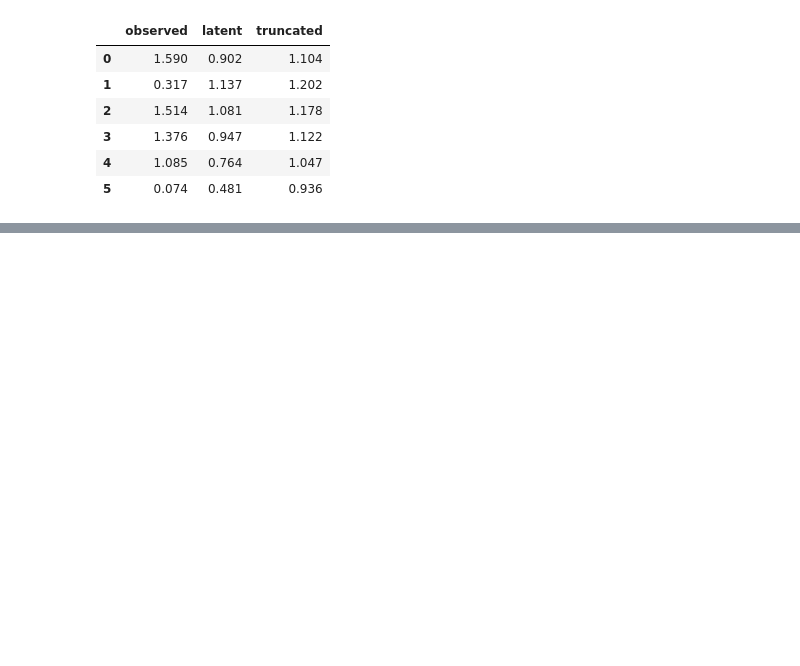
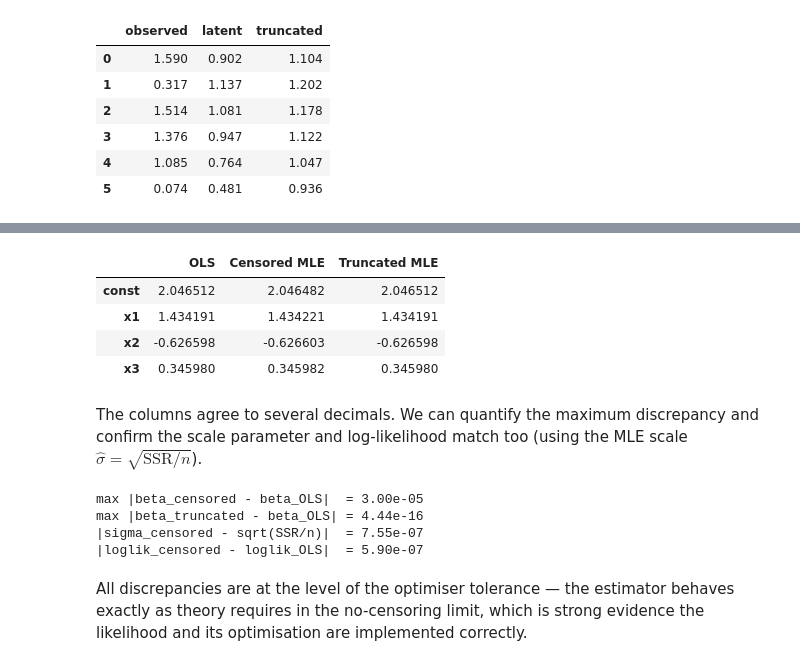
Before and after one commit to Ramis-Paygin/censored-truncated-regression, a Jupyter notebook: examples/censtrunc_report.ipynb, the cells around one changed output, grey strips where cells are left out. Cells and saved outputs as stored; diff of their text form; code cells hidden in the pictures; blank space fills up the shorter version.

```diff
--- a/examples/censtrunc_report.ipynb
+++ b/examples/censtrunc_report.ipynb
@@ -495,0 +519,10 @@ preds
+# %%
+import numpy as np
+import pandas as pd
+import statsmodels.api as sm
+from censtrunc import CensoredRegression, TruncatedRegression
+
+rng = np.random.default_rng(0)
+n = 1000
+X = rng.normal(size=(n, 3))
+y = 2.0 + 1.5*X[:,0] - 0.7*X[:,1] + 0.3*X[:,2] + rng.normal(scale=1.3, size=n)
@@ -495,0 +533,31 @@ preds
+# %%
+ols = sm.OLS(y, sm.add_constant(X)).fit()
+cens = CensoredRegression(left=-1e6, right=1e6).fit(X, y)
+trunc = TruncatedRegression(left=-1e6, right=1e6).fit(X, y)
+
+pd.DataFrame({
+    'OLS':            np.asarray(ols.params),
+    'Censored MLE':   cens.coef_,
+    'Truncated MLE':  trunc.coef_,
+}, index=['const', 'x1', 'x2', 'x3']).round(6)
+# %% [output]
+|  | OLS | Censored MLE | Truncated MLE |
+| const | 2.046512 | 2.046482 | 2.046512 |
+| x1 | 1.434191 | 1.434221 | 1.434191 |
+| x2 | -0.626598 | -0.626603 | -0.626598 |
+| x3 | 0.345980 | 0.345982 | 0.345980 |
+# %% [markdown]
+The columns agree to several decimals. We can quantify the maximum discrepancy and confirm the scale parameter and log-likelihood match too (using the MLE scale $\hat\sigma = \sqrt{\mathrm{SSR}/n}$).
+# %%
+ols_beta = np.asarray(ols.params)
+print(f'max |beta_censored - beta_OLS|  = {np.max(np.abs(cens.coef_ - ols_beta)):.2e}')
+print(f'max |beta_truncated - beta_OLS| = {np.max(np.abs(trunc.coef_ - ols_beta)):.2e}')
+print(f'|sigma_censored - sqrt(SSR/n)|  = {abs(cens.sigma_ - np.sqrt(ols.ssr/n)):.2e}')
+print(f'|loglik_censored - loglik_OLS|  = {abs(cens.llf_ - ols.llf):.2e}')
+# %% [output]
+max |beta_censored - beta_OLS|  = 3.00e-05
+max |beta_truncated - beta_OLS| = 4.44e-16
+|sigma_censored - sqrt(SSR/n)|  = 7.55e-07
+|loglik_censored - loglik_OLS|  = 5.90e-07
+# %% [markdown]
+All discrepancies are at the level of the optimiser tolerance — the estimator behaves exactly as theory requires in the no-censoring limit, which is strong evidence the likelihood and its optimisation are implemented correctly.
```
Also changed, not shown: parts of 13 cells of this notebook, 18 other files.
